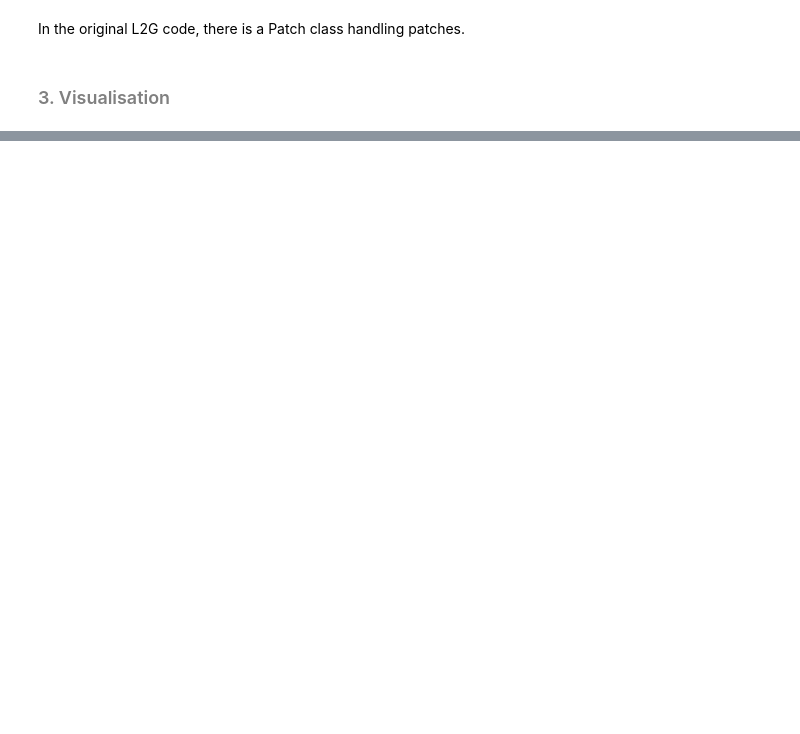
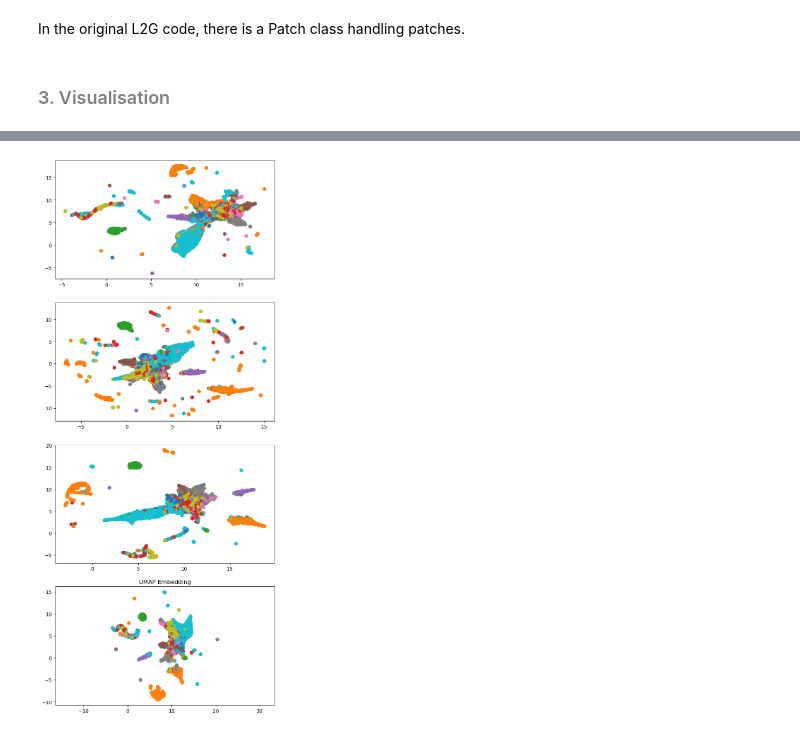
Before and after one commit to OxfordRSE/L2Gv2, a Jupyter notebook: nas.ipynb, the cells around one changed output, grey strips where cells are left out. Saved outputs shown, nothing was run; the diff lists cells and outputs as text; code cells hidden in the pictures; blank space fills up the shorter version.

```diff
--- a/nas.ipynb
+++ b/nas.ipynb
@@ -379,0 +438,14 @@ for d in dates:
+# %%
+fig, ax = plt.subplots(4, 1, figsize=(8,20))
+for i in range(4):
+    ax[i].scatter(
+        umaps[i][:, 0],
+        umaps[i][:, 1],
+        c=[sns.color_palette()[x] for x in labels[i]],
+        lw=1
+    )
+plt.gca().set_aspect('equal', 'datalim')
+plt.title('UMAP Embedding', fontsize=12)
+plt.show()
+# %% [output]
+[figure, added]
```
Also changed, not shown: parts of 23 cells of this notebook.
